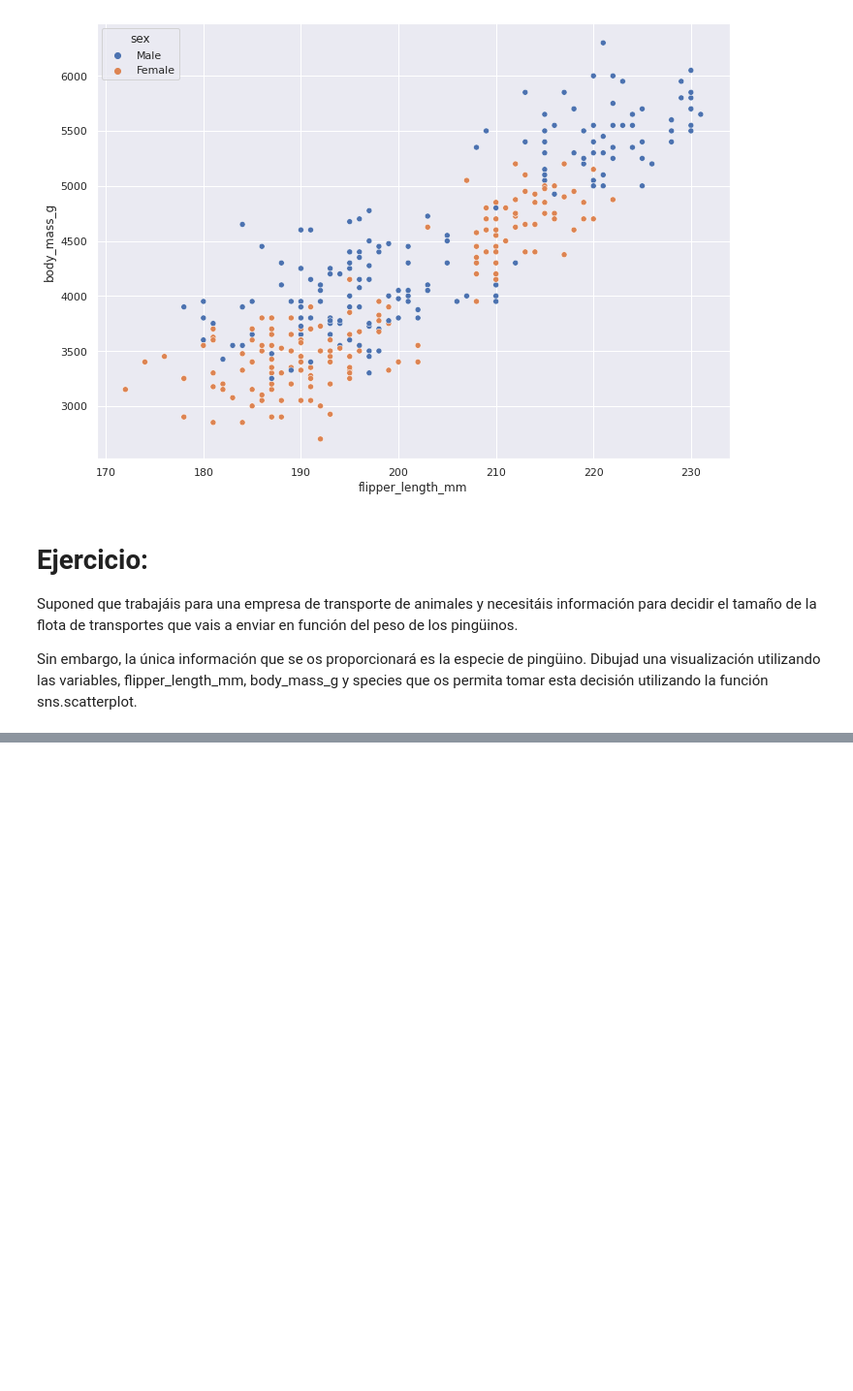
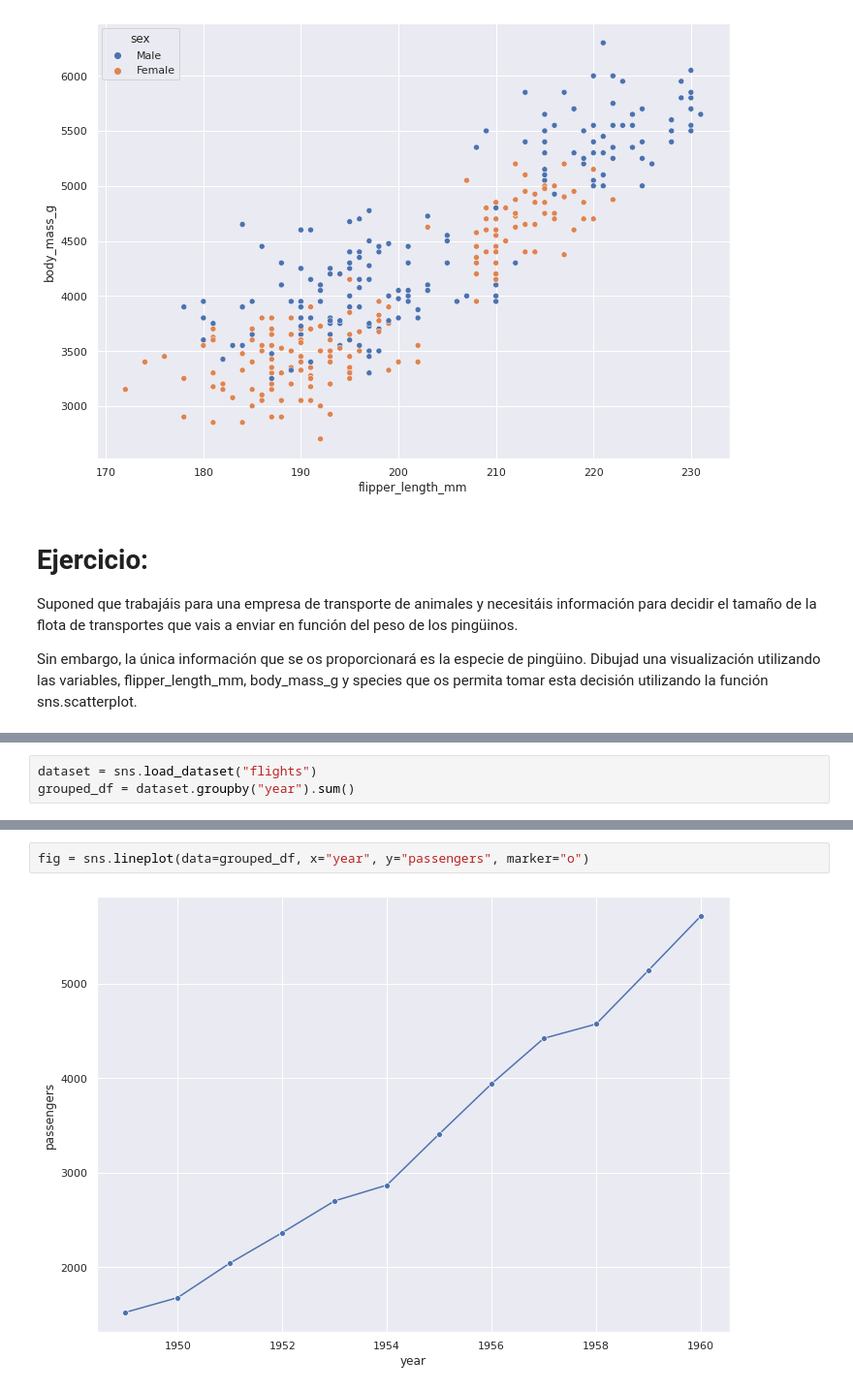
Before and after one commit to CuadraAlconero/IDAL_IA3_CuadraAlconero, a Jupyter notebook: Visualización.ipynb, the cells around one changed output, grey strips where cells are left out. Shown at 97% size. Saved outputs shown, nothing was run; the diff lists cells and outputs as text; blank space fills up the shorter version.

```diff
--- a/Visualización.ipynb
+++ b/Visualización.ipynb
@@ -69,0 +74,3 @@ Sin embargo, la única información que se os proporcionará es la especie de pi
+# %%
+dataset = sns.load_dataset("flights")
+grouped_df = dataset.groupby("year").sum()
@@ -69,0 +87,4 @@ Sin embargo, la única información que se os proporcionará es la especie de pi
+# %%
+fig = sns.lineplot(data=grouped_df, x="year", y="passengers", marker="o")
+# %% [output]
+[figure, added]
```
Also changed, not shown: parts of 13 cells of this notebook.
